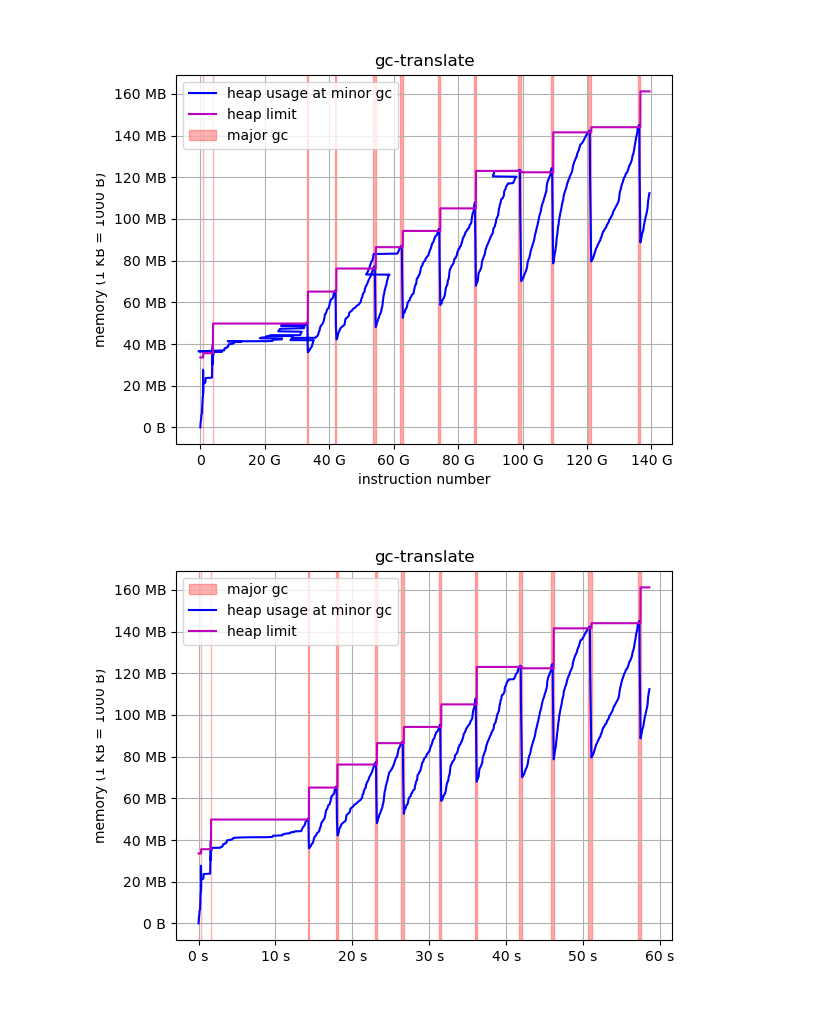
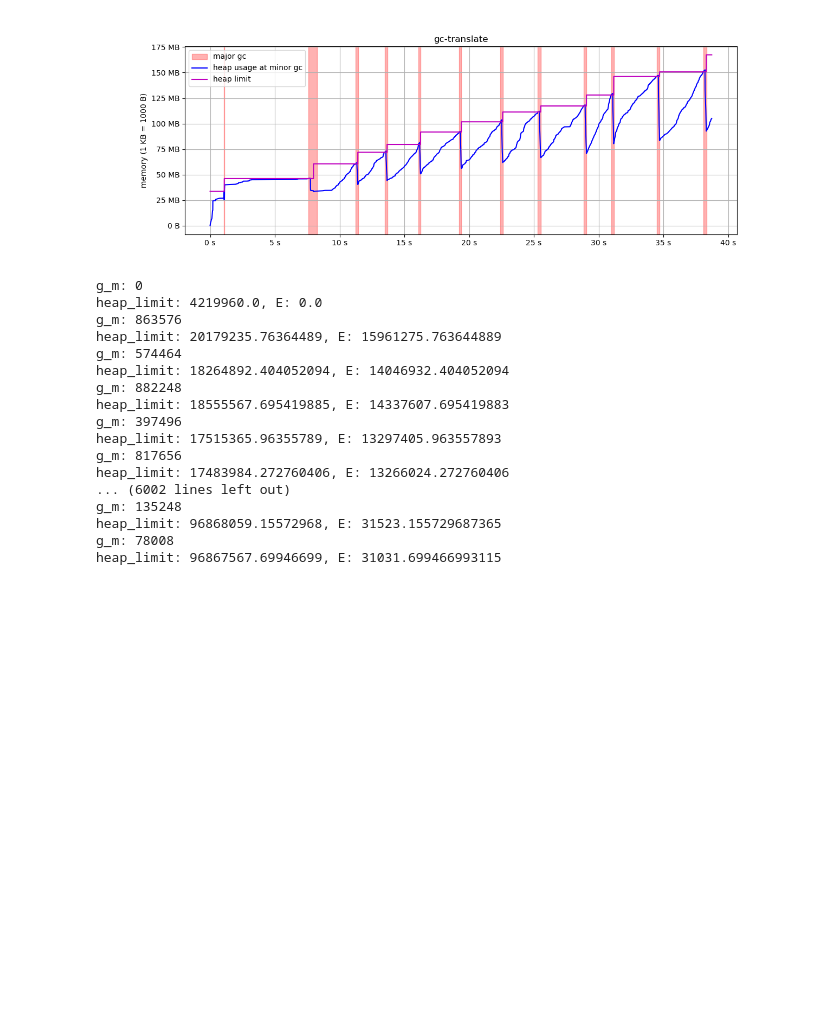
Before and after one commit to enisik/Bachelorarbeit-Skripte, a Jupyter notebook: plots.ipynb, the cells around one changed output. Drawn from its saved outputs; the diff is of its cells as text; code cells hidden in the pictures; blank space fills up the shorter version.

```diff
--- a/plots.ipynb
+++ b/plots.ipynb
@@ -17,9 +102,26 @@ plot_gc(gcbench_events, "gc-bench", 1)
 # %%
-gctranslate_events = get_events_from("logs/gctranslate")
+gctranslate_events = get_events_from("logs/gctranslate-2")
 minor = [event for event in gctranslate_events if event["task"] == "gc-minor"]
 t_minor_start = np.array([int(event["start"], 16)  for event in minor], dtype=float)
-plot_gc_hex(gctranslate_events, "gc-translate", 2)
+#plot_gc_hex(gctranslate_events, "gc-translate", 2)
 plot_gc(gctranslate_events, "gc-translate", fignum=3)
+plot_membalancer_heap_rule(gctranslate_events, 3)
 # %% [output]
-[figure, old version]
+[figure, new version]
-[figure, removed]
+g_m: 0
+heap_limit: 4219960.0, E: 0.0
+g_m: 863576
+heap_limit: 20179235.76364489, E: 15961275.763644889
+g_m: 574464
+heap_limit: 18264892.404052094, E: 14046932.404052094
+g_m: 882248
+heap_limit: 18555567.695419885, E: 14337607.695419883
+g_m: 397496
+heap_limit: 17515365.96355789, E: 13297405.963557893
+g_m: 817656
+heap_limit: 17483984.272760406, E: 13266024.272760406
+... (6002 lines left out)
+g_m: 135248
+heap_limit: 96868059.15572968, E: 31523.155729687365
+g_m: 78008
+heap_limit: 96867567.69946699, E: 31031.699466993115
```
Also changed, not shown: parts of 5 cells of this notebook, 4 other files.
